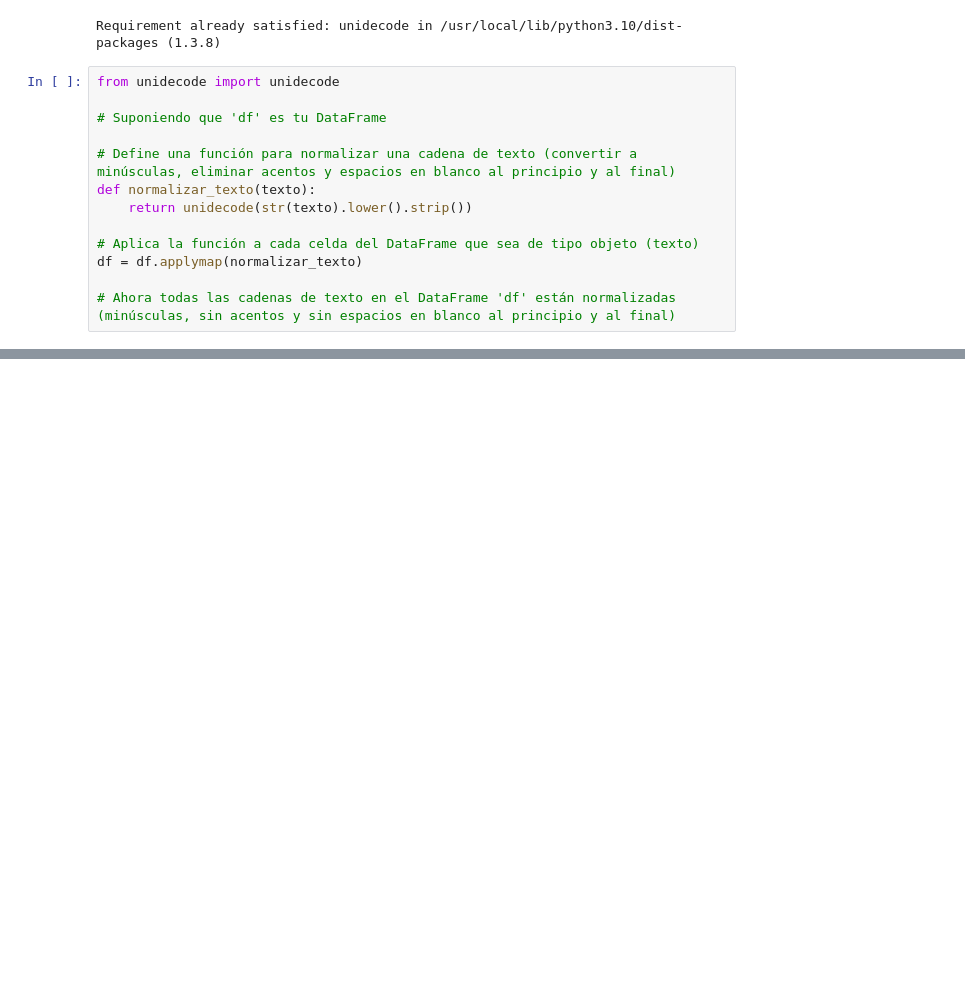
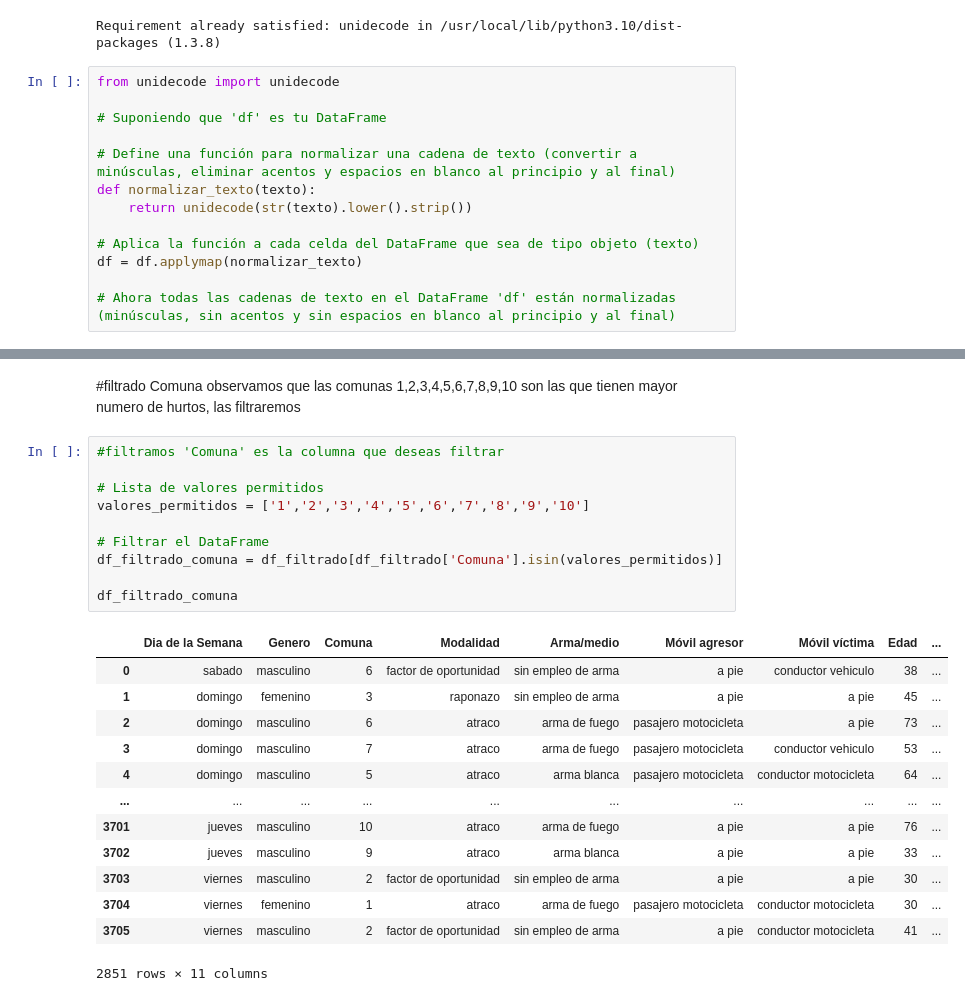
Before and after one commit to miguelreal90/prediccion_tipos_de_Hurto_municipio_Neiva, a Jupyter notebook: notebooks/prediccion_de_tipos_de_hurto_municipio_Neiva.ipynb, the cells around one changed output, grey strips where cells are left out. Drawn from its saved outputs; the diff is of its cells as text; blank space fills up the shorter version.

```diff
--- a/notebooks/prediccion_de_tipos_de_hurto_municipio_Neiva.ipynb
+++ b/notebooks/prediccion_de_tipos_de_hurto_municipio_Neiva.ipynb
@@ -180,0 +282,27 @@ df.head()
+# %% [markdown]
+#filtrado Comuna
+observamos que las comunas 1,2,3,4,5,6,7,8,9,10 son las que tienen mayor numero de hurtos, las filtraremos
+# %%
+#filtramos 'Comuna' es la columna que deseas filtrar
+
+# Lista de valores permitidos
+valores_permitidos = ['1','2','3','4','5','6','7','8','9','10']
+
+# Filtrar el DataFrame
+df_filtrado_comuna = df_filtrado[df_filtrado['Comuna'].isin(valores_permitidos)]
+
+df_filtrado_comuna
+# %% [output]
+|  | Dia de la Semana | Genero | Comuna | Modalidad | Arma/medio | Móvil agresor | Móvil víctima | Edad | ... |
+| 0 | sabado | masculino | 6 | factor de oportunidad | sin empleo de arma | a pie | conductor vehiculo | 38 | ... |
+| 1 | domingo | femenino | 3 | raponazo | sin empleo de arma | a pie | a pie | 45 | ... |
+| 2 | domingo | masculino | 6 | atraco | arma de fuego | pasajero motocicleta | a pie | 73 | ... |
+| 3 | domingo | masculino | 7 | atraco | arma de fuego | pasajero motocicleta | conductor vehiculo | 53 | ... |
+| 4 | domingo | masculino | 5 | atraco | arma blanca | pasajero motocicleta | conductor motocicleta | 64 | ... |
+| ... | ... | ... | ... | ... | ... | ... | ... | ... | ... |
+| 3701 | jueves | masculino | 10 | atraco | arma de fuego | a pie | a pie | 76 | ... |
+| 3702 | jueves | masculino | 9 | atraco | arma blanca | a pie | a pie | 33 | ... |
+| 3703 | viernes | masculino | 2 | factor de oportunidad | sin empleo de arma | a pie | a pie | 30 | ... |
+| 3704 | viernes | femenino | 1 | atraco | arma de fuego | pasajero motocicleta | conductor motocicleta | 30 | ... |
+| 3705 | viernes | masculino | 2 | factor de oportunidad | sin empleo de arma | a pie | conductor motocicleta | 41 | ... |
+2851 rows × 11 columns
```
Also changed, not shown: parts of 33 cells of this notebook.
